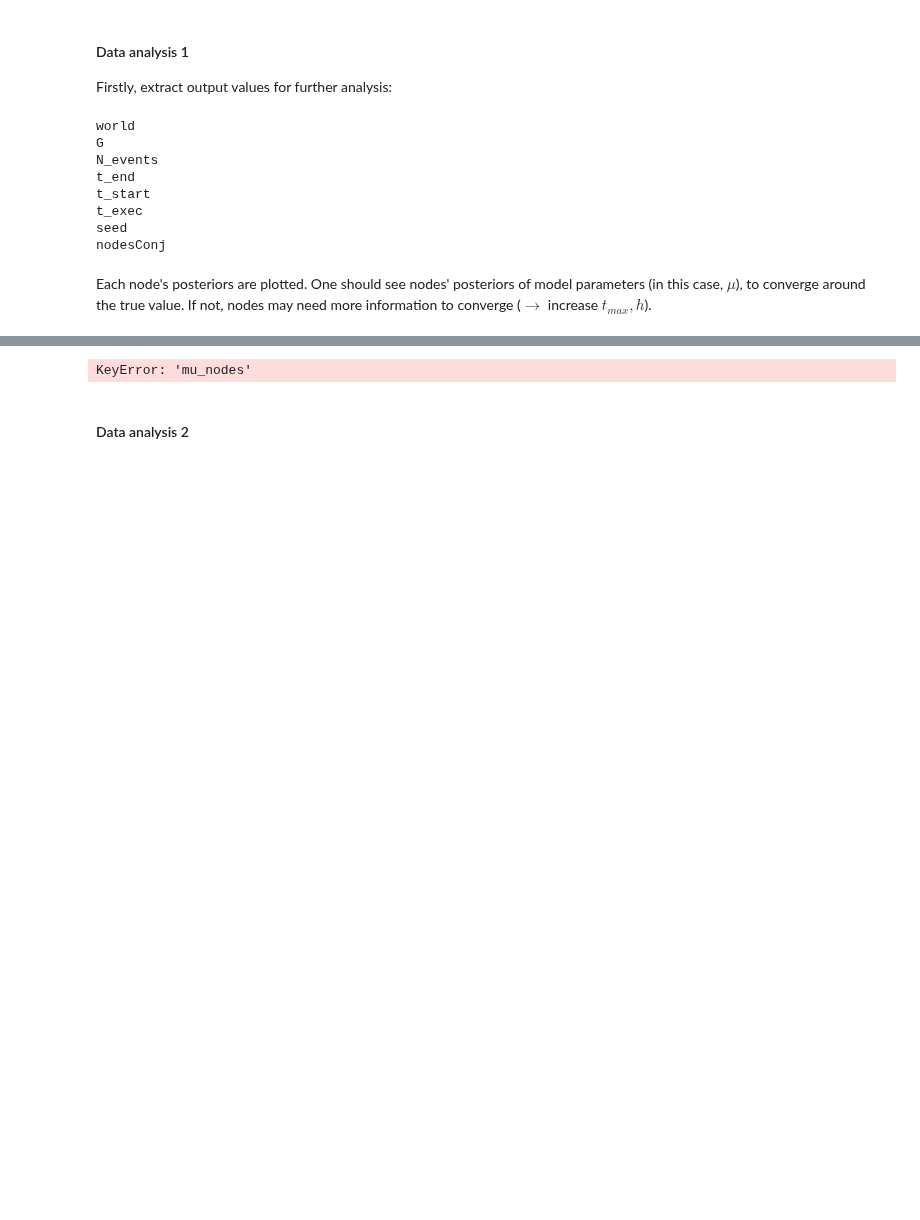
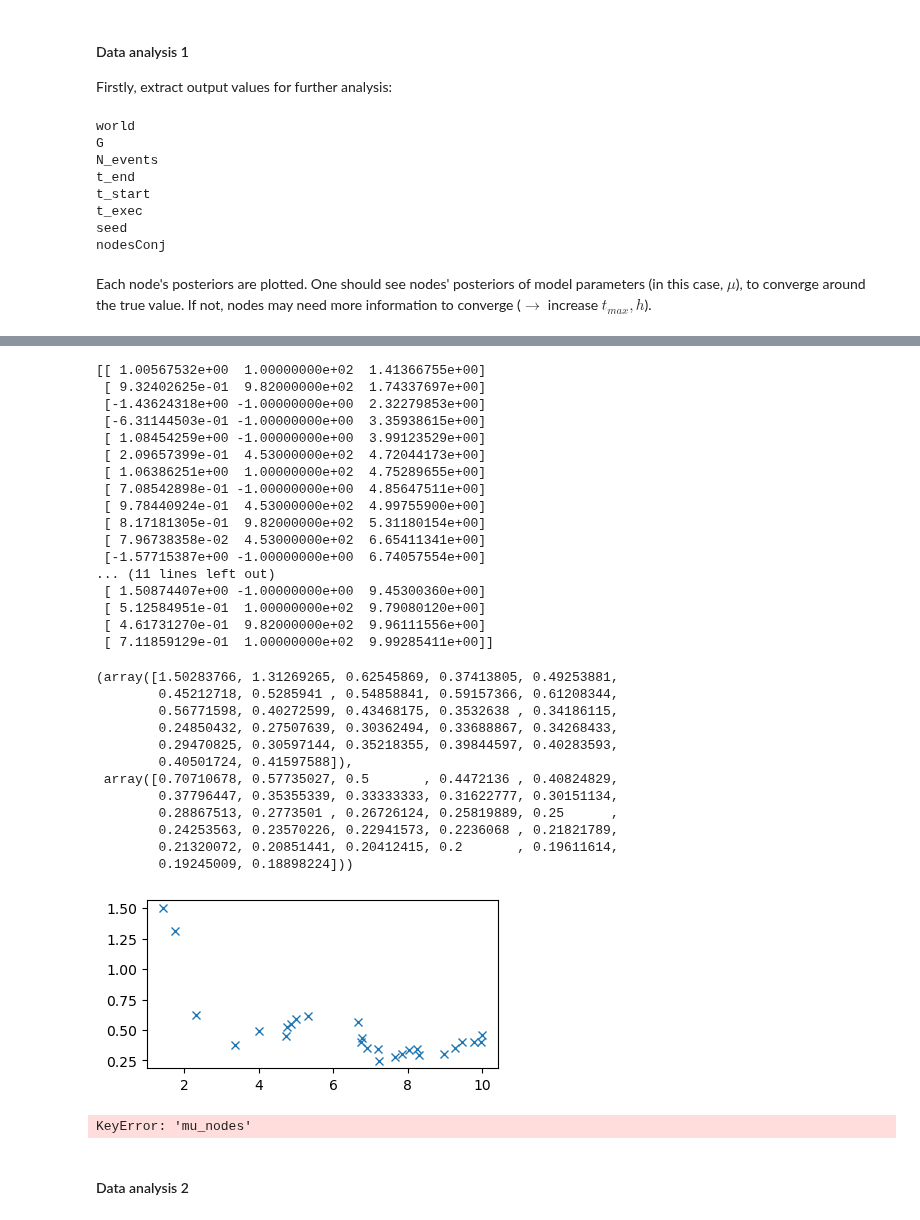
Before and after one commit to Priesemann-Group/neuro_op, a Jupyter notebook: notebooks/Testing_param.ipynb, the cells around one changed output, grey strips where cells are left out. Saved outputs shown, nothing was run; the diff lists cells and outputs as text; code cells hidden in the pictures; blank space fills up the shorter version.

Commit message:
post-run mu extraction function added

```diff
--- a/notebooks/Testing_param.ipynb
+++ b/notebooks/Testing_param.ipynb
@@ -111,3 +119,64 @@ KeyError: 'nodes'
+# %%
+# Implement external sampling routine (or rather test if feasible)
+k = 5
+nody = out1["nodesConj"][k]
+#mu_nody = np.array(out1["mu_nodes"])[:, k][1:]
+#
+fig, ax = plt.subplots(constrained_layout=True, figsize=(4, 2))
+#ax.plot(
+#    np.arange(input["t0"], input["t_max"], input["t_sample"]),
+#    mu_nody,
+#)
+
+mu, sig = input["params_node"].values()
+sd_llf = input["sd_llf"]
+x_in = np.array(nody.diary_in)
+post_mu = x_in[:, 0]
+post_sig = np.zeros_like(post_mu)
+
+i = -1
+post_mu[i], post_sig[i] = mu, sig
+for i, _ in enumerate(x_in):
+    post_mu[i] = (post_sig[i - 1] ** 2 * x_in[i, 0] + sd_llf**2 * post_mu[i - 1]) / (
+        post_sig[i - 1] ** 2 + sd_llf**2
+    )
+    post_sig[i] = (1 / post_sig[i - 1] ** 2 + 1 / sd_llf**2) ** (-0.5)
+
+ax.plot(x_in[:, 2], post_mu, "x", alpha=1)
+
+print(nody.diary_in)
+nop.postrun_Mu_ConjMu(2,1,1,nody.diary_in)
+# %% [output]
+[[ 1.00567532e+00  1.00000000e+02  1.41366755e+00]
+ [ 9.32402625e-01  9.82000000e+02  1.74337697e+00]
+ [-1.43624318e+00 -1.00000000e+00  2.32279853e+00]
+ [-6.31144503e-01 -1.00000000e+00  3.35938615e+00]
+ [ 1.08454259e+00 -1.00000000e+00  3.99123529e+00]
+ [ 2.09657399e-01  4.53000000e+02  4.72044173e+00]
+ [ 1.06386251e+00  1.00000000e+02  4.75289655e+00]
+ [ 7.08542898e-01 -1.00000000e+00  4.85647511e+00]
+ [ 9.78440924e-01  4.53000000e+02  4.99755900e+00]
+ [ 8.17181305e-01  9.82000000e+02  5.31180154e+00]
+ [ 7.96738358e-02  4.53000000e+02  6.65411341e+00]
+ [-1.57715387e+00 -1.00000000e+00  6.74057554e+00]
+... (11 lines left out)
+ [ 1.50874407e+00 -1.00000000e+00  9.45300360e+00]
+ [ 5.12584951e-01  1.00000000e+02  9.79080120e+00]
+ [ 4.61731270e-01  9.82000000e+02  9.96111556e+00]
+ [ 7.11859129e-01  1.00000000e+02  9.99285411e+00]]
+(array([1.50283766, 1.31269265, 0.62545869, 0.37413805, 0.49253881,
+        0.45212718, 0.5285941 , 0.54858841, 0.59157366, 0.61208344,
+        0.56771598, 0.40272599, 0.43468175, 0.3532638 , 0.34186115,
+        0.24850432, 0.27507639, 0.30362494, 0.33688867, 0.34268433,
+        0.29470825, 0.30597144, 0.35218355, 0.39844597, 0.40283593,
+        0.40501724, 0.41597588]),
+ array([0.70710678, 0.57735027, 0.5       , 0.4472136 , 0.40824829,
+        0.37796447, 0.35355339, 0.33333333, 0.31622777, 0.30151134,
+        0.28867513, 0.2773501 , 0.26726124, 0.25819889, 0.25      ,
+        0.24253563, 0.23570226, 0.22941573, 0.2236068 , 0.21821789,
+        0.21320072, 0.20851441, 0.20412415, 0.2       , 0.19611614,
+        0.19245009, 0.18898224]))
+[figure, added]
 # %%
 mu_arr = np.array(out1["mu_nodes"])
 x = np.arange(input["t0"], input["t_max"] + input["t_sample"], input["t_sample"])
```
Also changed, not shown: parts of 3 cells of this notebook, 2 other files.
